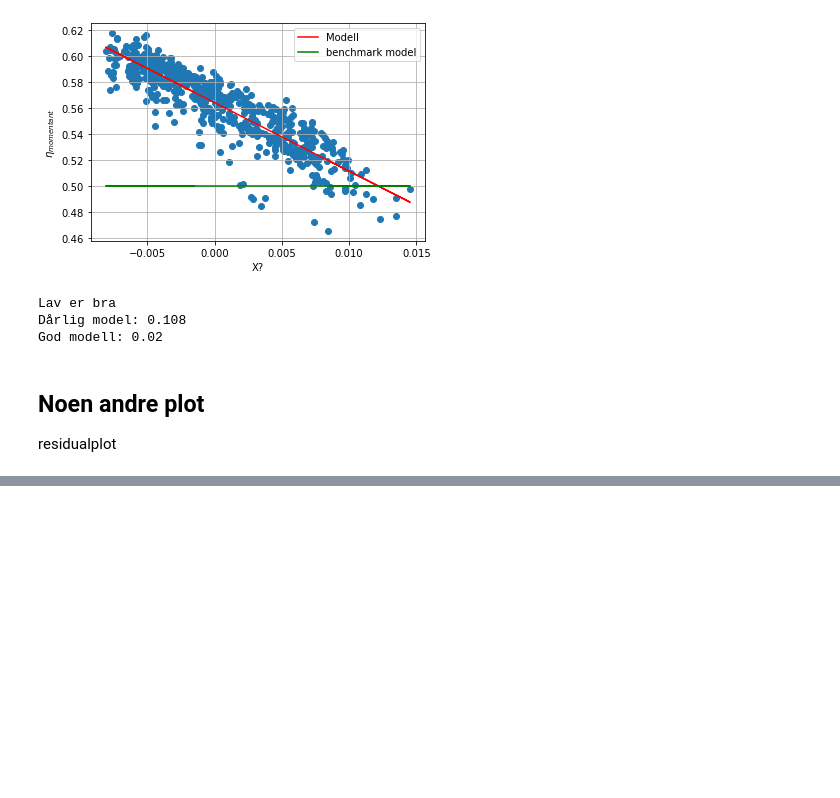
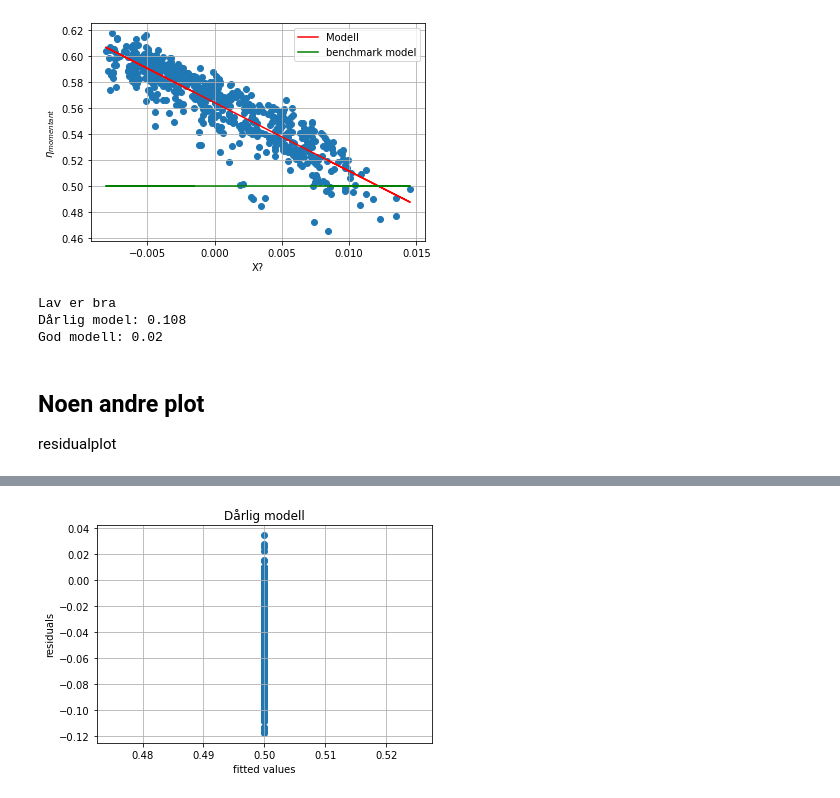
Before and after one commit to stianteien/FYS375-Solcelle, a Jupyter notebook: Databehandling.ipynb, the cells around one changed output, grey strips where cells are left out. Saved outputs shown, nothing was run; the diff lists cells and outputs as text; code cells hidden in the pictures; blank space fills up the shorter version.

```diff
--- a/Databehandling.ipynb
+++ b/Databehandling.ipynb
@@ -271,0 +249,9 @@ n[n>0.2].rehape(-1,1)
+# %%
+plt.scatter(dårlig_prediksjon, dårlig_prediksjon-n[n>0.2])
+plt.title("Dårlig modell")
+plt.grid()
+plt.xlabel("fitted values")
+plt.ylabel("residuals")
+plt.show()
+# %% [output]
+[figure, added]
```
Also changed, not shown: parts of 4 cells of this notebook.
